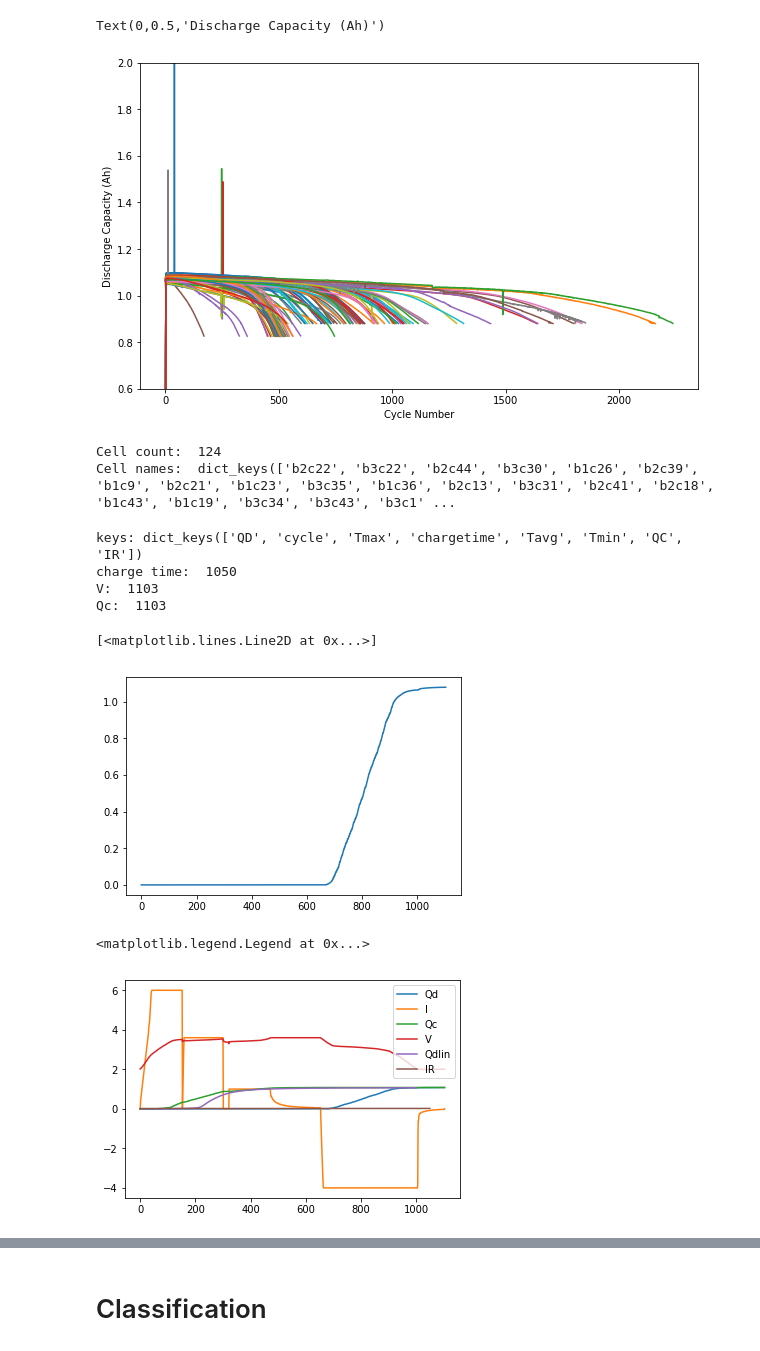
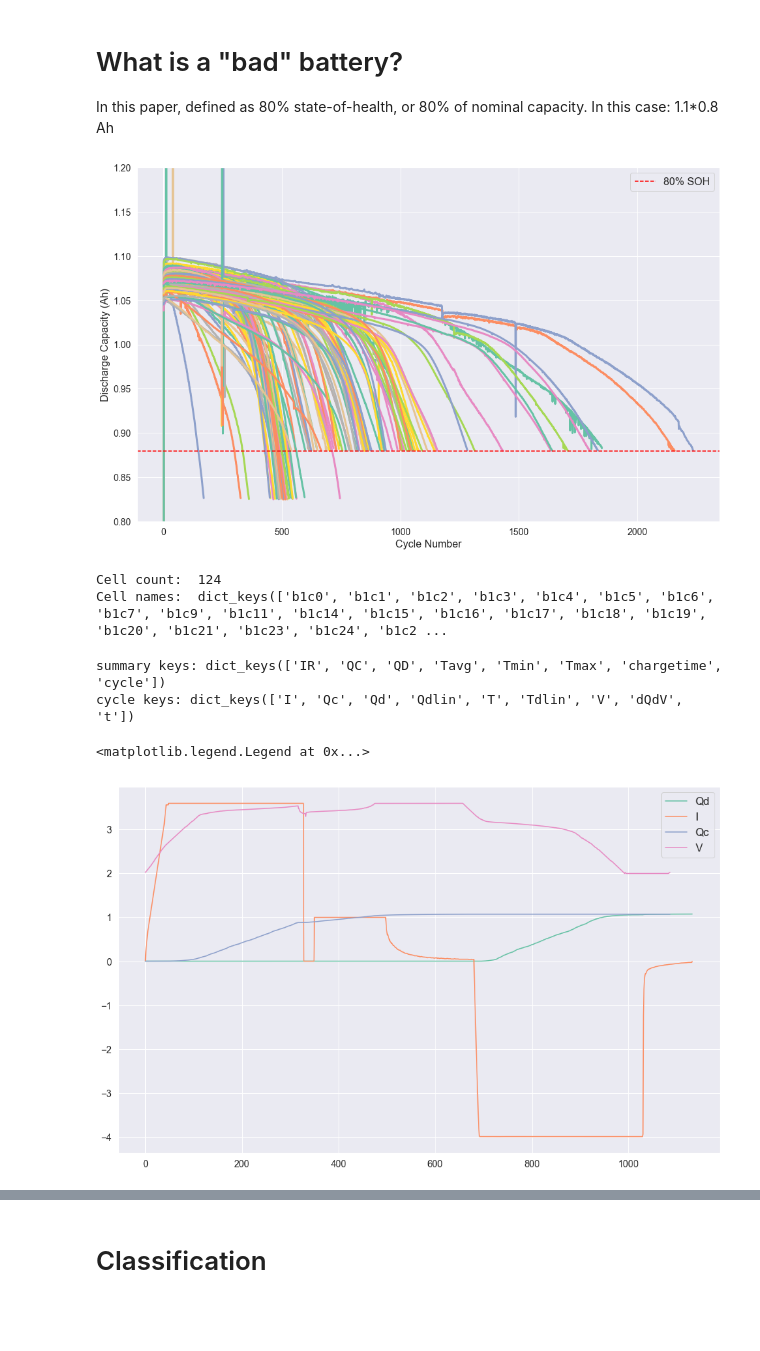
Before and after one commit to hwaxxer/nature-paper, a Jupyter notebook: Classifier.ipynb, the cells around one changed output, grey strips where cells are left out. Drawn from its saved outputs; the diff is of its cells as text; code cells hidden in the pictures; blank space fills up the shorter version.

```diff
--- a/Classifier.ipynb
+++ b/Classifier.ipynb
@@ -3,12 +3,29 @@ import numpy as np
 import tensorflow as tf
 from enum import Enum
 from tensorflow.keras.layers import Dense, Dropout
-from tensorflow.keras import Model
+from tensorflow.keras import Model, callbacks
 from tensorflow.keras.regularizers import l1_l2
+import pandas as pd
+from sklearn.metrics import confusion_matrix
+from scipy.interpolate import interp1d
 import matplotlib.pyplot as plt
 %matplotlib inline
+import seaborn as sns
+sns.set(palette='Set2')
+seed = 13
+np.random.seed(seed)
+tf.random.set_seed(seed)
 
-from scipy.interpolate import interp1d
+plt.rc('figure', titlesize=26)
+plt.rc('axes', titlesize=20)
+plt.rc('axes', labelsize=16)
+plt.rc('xtick', labelsize=14)
+plt.rc('ytick', labelsize=14)
+plt.rc('legend', fontsize=16)
+import matplotlib
+matplotlib.rcParams.update({'font.size': 20})
+
+default_fig_size = (16, 10)
 # %%
 with open('data/batch1.pkl', 'rb') as f:
     batch1 = np.load(f)
@@ -70,56 +96,56 @@ del batch3
 test_ind = np.hstack((np.arange(0,(batch1_size+batch2_size),2),83))
 train_ind = np.arange(1,(batch1_size+batch2_size-1),2)
 secondary_test_ind = np.arange(batch_size-batch3_size,batch_size)
+# %% [markdown]
+# What is a "bad" battery?
+In this paper, defined as 80% state-of-health, or 80% of nominal capacity. In this case: 1.1*0.8 Ah
 # %%
-plt.figure(figsize=(10,6))
+plt.figure(figsize=default_fig_size)
 for i in batches.keys():
-    plt.plot(batches[i]['summary']['cycle'], batches[i]['summary']['QD'])
+    plt.plot(batches[i]['summary']['cycle'], batches[i]['summary']['QD'], linewidth=3)
 plt.xlabel('Cycle Number')
-plt.ylim(0.6, 2)
+plt.axhline(1.1*0.8, linestyle='--', color='r', label='80% SOH')
+plt.ylim(0.8, 1.2)
 plt.ylabel('Discharge Capacity (Ah)')
+plt.legend()
+plt.show()
 # %% [output]
-Text(0,0.5,'Discharge Capacity (Ah)')
-[figure, old version]
+[figure, new version]
 # %%
 print('Cell count: ', len(batches))
 print('Cell names: ', batches.keys())
 
-cell = batches['b1c23']
+cell = batches[next(iter(batches.keys()))]
 # %% [output]
 Cell count:  124
-Cell names:  dict_keys(['b2c22', 'b3c22', 'b2c44', 'b3c30', 'b1c26', 'b2c39', 'b1c9', 'b2c21', 'b1c23', 'b3c35', 'b1c36', 'b2c13', 'b3c31', 'b2c41', 'b2c18', 'b1c43', 'b1c19', 'b3c34', 'b3c43', 'b3c1' ...
+Cell names:  dict_keys(['b1c0', 'b1c1', 'b1c2', 'b1c3', 'b1c4', 'b1c5', 'b1c6', 'b1c7', 'b1c9', 'b1c11', 'b1c14', 'b1c15', 'b1c16', 'b1c17', 'b1c18', 'b1c19', 'b1c20', 'b1c21', 'b1c23', 'b1c24', 'b1c2 ...
 # %%
 summary = batches['b1c41']['summary']
 summary_keys = summary.keys()
-print('keys:', summary_keys)
-
-print('charge time: ', len(summary['IR']))
-print('V: ', len(cell['cycles']['1']['V']))
-print('Qc: ', len(cell['cycles']['1']['Qd']))
-plt.plot(cell['cycles']['1']['Qd'], label='QD')
+print('summary keys:', summary_keys)
+print('cycle keys:', cell['cycles']['1'].keys())
 # %% [output]
-keys: dict_keys(['QD', 'cycle', 'Tmax', 'chargetime', 'Tavg', 'Tmin', 'QC', 'IR'])
-charge time:  1050
-V:  1103
-Qc:  1103
+summary keys: dict_keys(['IR', 'QC', 'QD', 'Tavg', 'Tmin', 'Tmax', 'chargetime', 'cycle'])
+cycle keys: dict_keys(['I', 'Qc', 'Qd', 'Qdlin', 'T', 'Tdlin', 'V', 'dQdV', 't'])
-[<matplotlib.lines.Line2D at 0x...>]
-[figure, removed]
 # %%
-Qd = cell['cycles']['1']['Qd']
-I = cell['cycles']['1']['I']
+cycle = cell['cycles']['10']
+Qd = cycle['Qd']
+I = cycle['I']
 s = slice(len(Qd))
 
+V = cycle['V']
 
+plt.figure(figsize=default_fig_size)
 plt.plot(Qd[s], label='Qd')
 plt.plot(I[s], label='I')
 plt.plot(cell['cycles']['1']['Qc'][s], label='Qc')
 plt.plot(cell['cycles']['1']['V'][s], label='V')
-plt.plot(cell['cycles']['1']['Qdlin'][s], label='Qdlin')
-plt.plot(summary['IR'], label='IR')
+# plt.plot(cell['cycles']['1']['Qdlin'][s], label='Qdlin')
+# plt.plot(summary['IR'], label='IR')
 plt.legend()
 # %% [output]
 <matplotlib.legend.Legend at 0x...>
-[figure, old version]
+[figure, new version]
 # %%
 def get_QV(cycle, num=1000):
     V = cycle['V']
```
Also changed, not shown: parts of 41 cells of this notebook.
